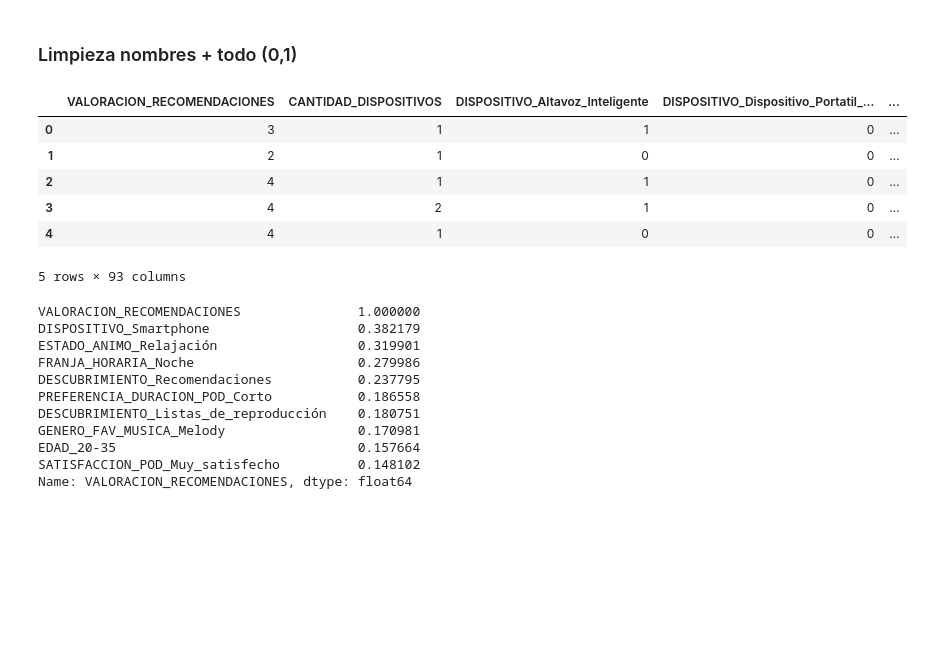
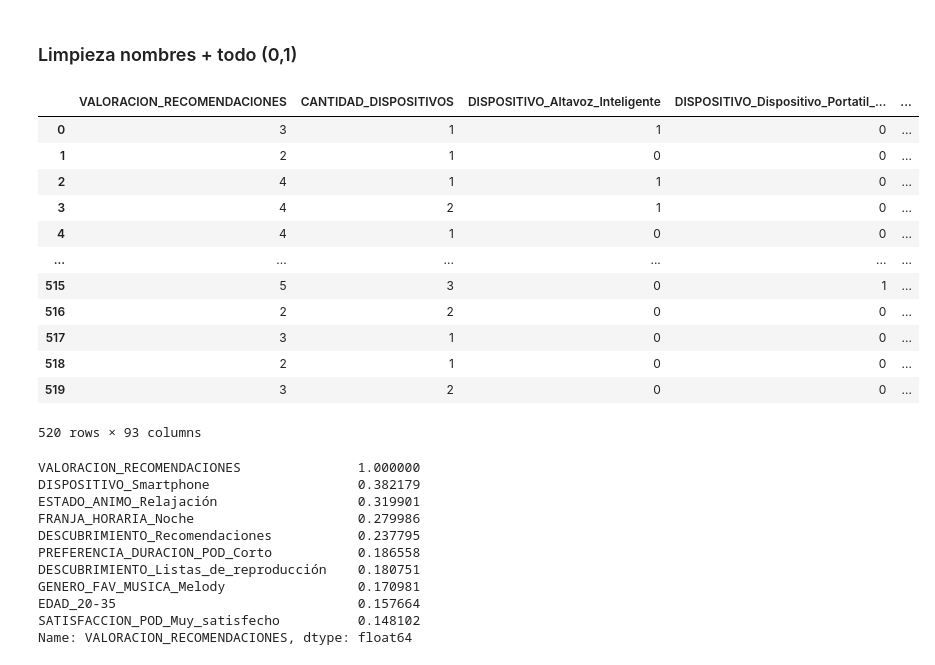
Before and after one commit to palopola/TP_SPOTIFY, a Jupyter notebook: Predicción_logística_abandono_ML.ipynb, the cells around one changed output. Drawn from its saved outputs; the diff is of its cells as text; code cells hidden in the pictures; blank space fills up the shorter version.

Commit message:
Cambios Spotify Power BI jueves 12

```diff
--- a/Predicción_logística_abandono_ML.ipynb
+++ b/Predicción_logística_abandono_ML.ipynb
@@ -131,15 +131,21 @@ Spotify_codificado.columns = Spotify_codificado.columns.str.replace(' ', '_').st
 # %%
 Spotify_codificado = Spotify_codificado.astype(int)
 # %%
-Spotify_codificado.head()
+Spotify_codificado
 # %% [output]
 |  | VALORACION_RECOMENDACIONES | CANTIDAD_DISPOSITIVOS | DISPOSITIVO_Altavoz_Inteligente | DISPOSITIVO_Dispositivo_Portatil_... | ... |
 | 0 | 3 | 1 | 1 | 0 | ... |
 | 1 | 2 | 1 | 0 | 0 | ... |
 | 2 | 4 | 1 | 1 | 0 | ... |
 | 3 | 4 | 2 | 1 | 0 | ... |
 | 4 | 4 | 1 | 0 | 0 | ... |
+| ... | ... | ... | ... | ... | ... |
+| 515 | 5 | 3 | 0 | 1 | ... |
+| 516 | 2 | 2 | 0 | 0 | ... |
+| 517 | 3 | 1 | 0 | 0 | ... |
+| 518 | 2 | 1 | 0 | 0 | ... |
+| 519 | 3 | 2 | 0 | 0 | ... |
-5 rows × 93 columns
+520 rows × 93 columns
 # %%
 ¿Qué columnas influyen más?
 # %%
```
Also changed, not shown: parts of 2 cells of this notebook, 3 other files.
